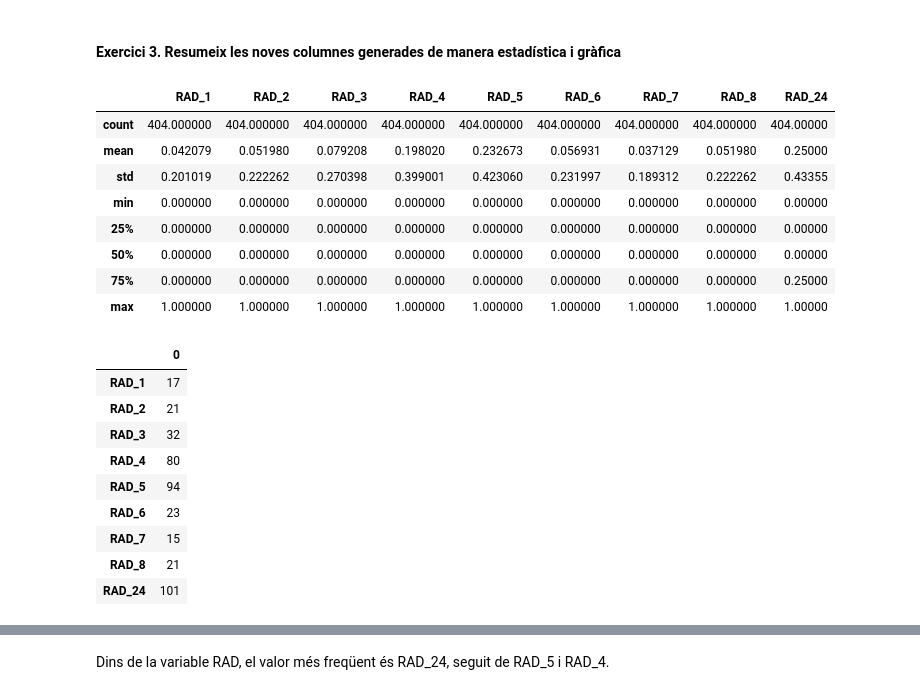
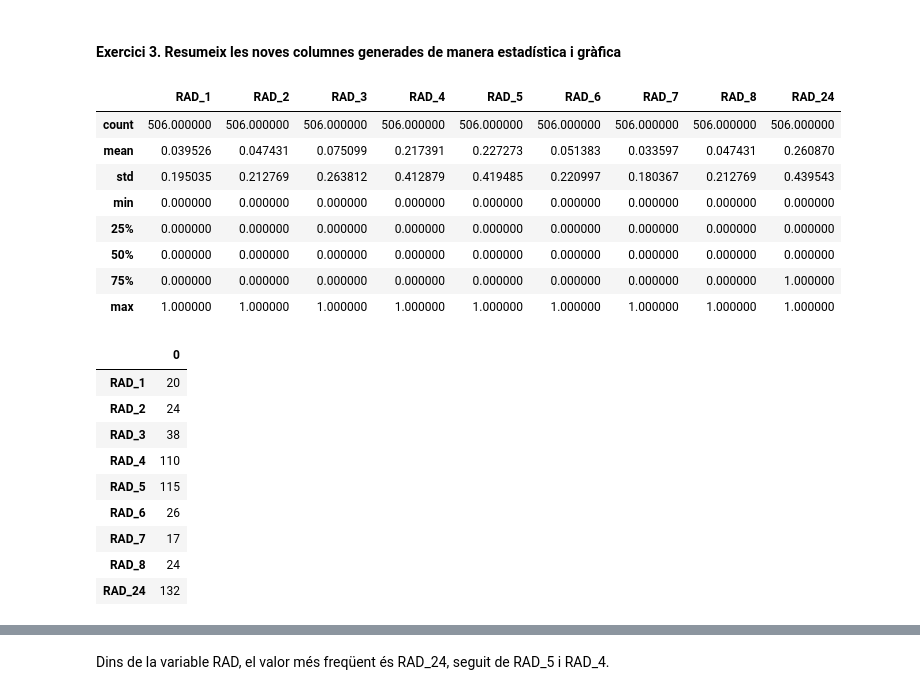
Before and after one commit to JCDataAnalysis/Sprints, a Jupyter notebook: Sprint_5_SkLearn_Train_Test/Sprint_5_SkLearn_Train_Test.ipynb, the cells around one changed output, grey strips where cells are left out. Saved outputs shown, nothing was run; the diff lists cells and outputs as text; code cells hidden in the pictures.

```diff
--- a/Sprint_5_SkLearn_Train_Test/Sprint_5_SkLearn_Train_Test.ipynb
+++ b/Sprint_5_SkLearn_Train_Test/Sprint_5_SkLearn_Train_Test.ipynb
@@ -211,0 +194,6 @@ plt.subplots_adjust(wspace=0.5, hspace=0.5)
+# %%
+#One-hot encoding
+housing['CHAS'] = housing['CHAS'].astype(str)
+housing['RAD'] = housing['RAD'].astype(str)
+housing = pd.get_dummies(housing)
+housing.head(5)
@@ -211,0 +208,2 @@ plt.subplots_adjust(wspace=0.5, hspace=0.5)
+# %%
+one_hot_encoded_cols = housing.select_dtypes(include=['uint8']).columns
@@ -300,0 +234,7 @@ X_test_new
+# %%
+#Estandarització
+transformer = RobustScaler().fit(housing[variables_numeriques])
+housing_scaled = pd.DataFrame(transformer.transform(housing[variables_numeriques]), columns=variables_numeriques)
+
+housing_prepared = pd.concat([housing_scaled, housing[one_hot_encoded_cols]], axis=1)
+housing_prepared
@@ -301,33 +255,30 @@ X_test_new
 # %% [markdown]
 #### Exercici 3. Resumeix les noves columnes generades de manera estadística i gràfica
 # %%
-#Train Set
-
-RAD_categories_train = X_train_new[['RAD_1', 'RAD_2', 'RAD_3', 'RAD_4', 'RAD_5', 'RAD_6', 'RAD_7', 'RAD_8', 'RAD_24']]
-
-RAD_categories_train.describe()
+RAD_categories = housing_prepared[['RAD_1', 'RAD_2', 'RAD_3', 'RAD_4', 'RAD_5', 'RAD_6', 'RAD_7', 'RAD_8', 'RAD_24']]
+RAD_categories.describe()
 # %% [output]
 |  | RAD_1 | RAD_2 | RAD_3 | RAD_4 | RAD_5 | RAD_6 | RAD_7 | RAD_8 | RAD_24 |
-| count | 404.000000 | 404.000000 | 404.000000 | 404.000000 | 404.000000 | 404.000000 | 404.000000 | 404.000000 | 404.00000 |
-| mean | 0.042079 | 0.051980 | 0.079208 | 0.198020 | 0.232673 | 0.056931 | 0.037129 | 0.051980 | 0.25000 |
-| std | 0.201019 | 0.222262 | 0.270398 | 0.399001 | 0.423060 | 0.231997 | 0.189312 | 0.222262 | 0.43355 |
-| min | 0.000000 | 0.000000 | 0.000000 | 0.000000 | 0.000000 | 0.000000 | 0.000000 | 0.000000 | 0.00000 |
-| 25% | 0.000000 | 0.000000 | 0.000000 | 0.000000 | 0.000000 | 0.000000 | 0.000000 | 0.000000 | 0.00000 |
-| 50% | 0.000000 | 0.000000 | 0.000000 | 0.000000 | 0.000000 | 0.000000 | 0.000000 | 0.000000 | 0.00000 |
-| 75% | 0.000000 | 0.000000 | 0.000000 | 0.000000 | 0.000000 | 0.000000 | 0.000000 | 0.000000 | 0.25000 |
-| max | 1.000000 | 1.000000 | 1.000000 | 1.000000 | 1.000000 | 1.000000 | 1.000000 | 1.000000 | 1.00000 |
+| count | 506.000000 | 506.000000 | 506.000000 | 506.000000 | 506.000000 | 506.000000 | 506.000000 | 506.000000 | 506.000000 |
+| mean | 0.039526 | 0.047431 | 0.075099 | 0.217391 | 0.227273 | 0.051383 | 0.033597 | 0.047431 | 0.260870 |
+| std | 0.195035 | 0.212769 | 0.263812 | 0.412879 | 0.419485 | 0.220997 | 0.180367 | 0.212769 | 0.439543 |
+| min | 0.000000 | 0.000000 | 0.000000 | 0.000000 | 0.000000 | 0.000000 | 0.000000 | 0.000000 | 0.000000 |
+| 25% | 0.000000 | 0.000000 | 0.000000 | 0.000000 | 0.000000 | 0.000000 | 0.000000 | 0.000000 | 0.000000 |
+| 50% | 0.000000 | 0.000000 | 0.000000 | 0.000000 | 0.000000 | 0.000000 | 0.000000 | 0.000000 | 0.000000 |
+| 75% | 0.000000 | 0.000000 | 0.000000 | 0.000000 | 0.000000 | 0.000000 | 0.000000 | 0.000000 | 1.000000 |
+| max | 1.000000 | 1.000000 | 1.000000 | 1.000000 | 1.000000 | 1.000000 | 1.000000 | 1.000000 | 1.000000 |
 # %%
-RAD_counts_train = pd.DataFrame(RAD_categories_train.sum())
-RAD_counts_train
+RAD_counts = pd.DataFrame(RAD_categories.sum())
+RAD_counts
 # %% [output]
 |  | 0 |
-| RAD_1 | 17 |
-| RAD_2 | 21 |
-| RAD_3 | 32 |
-| RAD_4 | 80 |
-| RAD_5 | 94 |
-| RAD_6 | 23 |
-| RAD_7 | 15 |
-| RAD_8 | 21 |
-| RAD_24 | 101 |
+| RAD_1 | 20 |
+| RAD_2 | 24 |
+| RAD_3 | 38 |
+| RAD_4 | 110 |
+| RAD_5 | 115 |
+| RAD_6 | 26 |
+| RAD_7 | 17 |
+| RAD_8 | 24 |
+| RAD_24 | 132 |
 # %%
```
Also changed, not shown: parts of 22 cells of this notebook.
